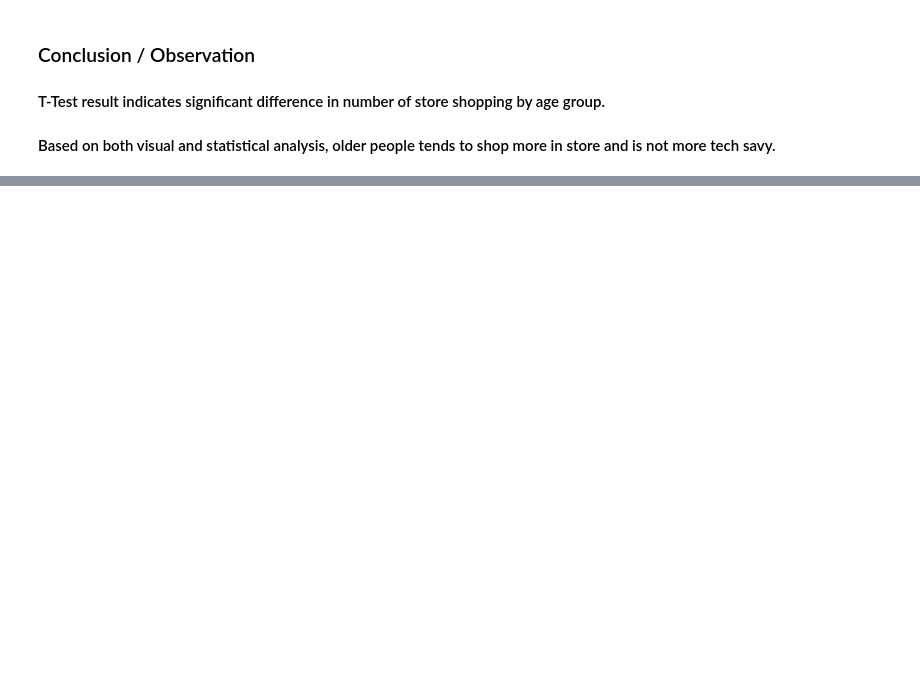
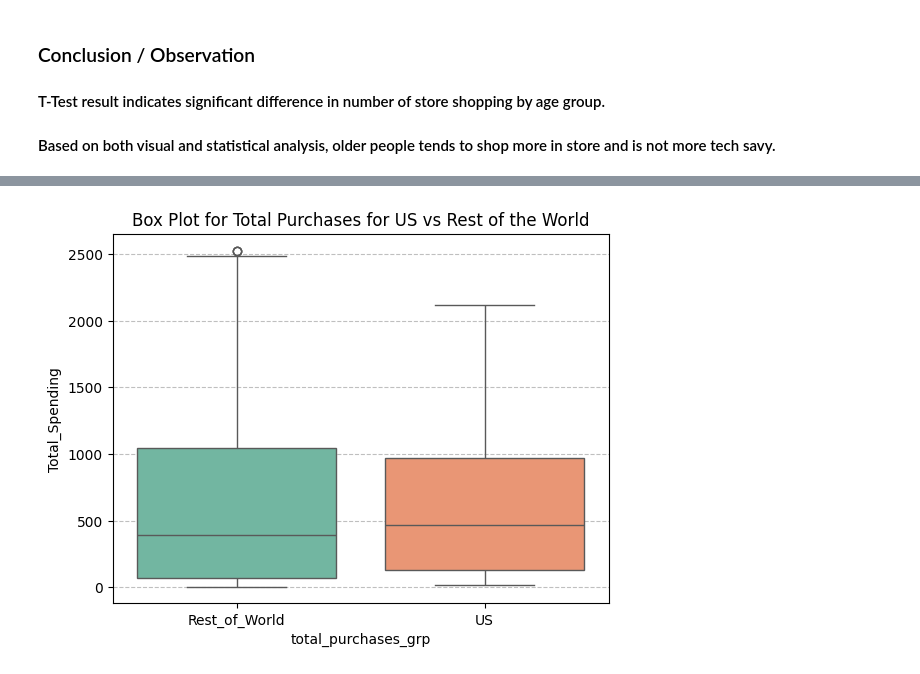
Before and after one commit to lalraviranjan/iitg_genAiMl, a Jupyter notebook: Applied-data-science-with-python/Marketing-Compaign/marketing-compaign-eda-feature-engineering.ipynb, the cells around one changed output, grey strips where cells are left out. Cells and saved outputs as stored; diff of their text form; code cells hidden in the pictures; blank space fills up the shorter version.

```diff
--- a/Applied-data-science-with-python/Marketing-Compaign/marketing-compaign-eda-feature-engineering.ipynb
+++ b/Applied-data-science-with-python/Marketing-Compaign/marketing-compaign-eda-feature-engineering.ipynb
@@ -544,0 +706,8 @@ Rejecting Null Hypothesis : There is significant difference in number of store s
+# %%
+df['total_purchases_grp'] = df['Country'].apply(lambda x : 'US' if x == 'US' else 'Rest_of_World').reset_index(drop=True)
+plt.title("Box Plot for Total Purchases for US vs Rest of the World")
+sns.boxplot(x='total_purchases_grp', y='Total_Spending', data=df, palette='Set2', hue='total_purchases_grp')
+plt.grid(axis='y', linestyle="--", alpha=0.8)
+plt.show()
+# %% [output]
+[figure, added]
```
Also changed, not shown: parts of 40 cells of this notebook, 2 other files.
